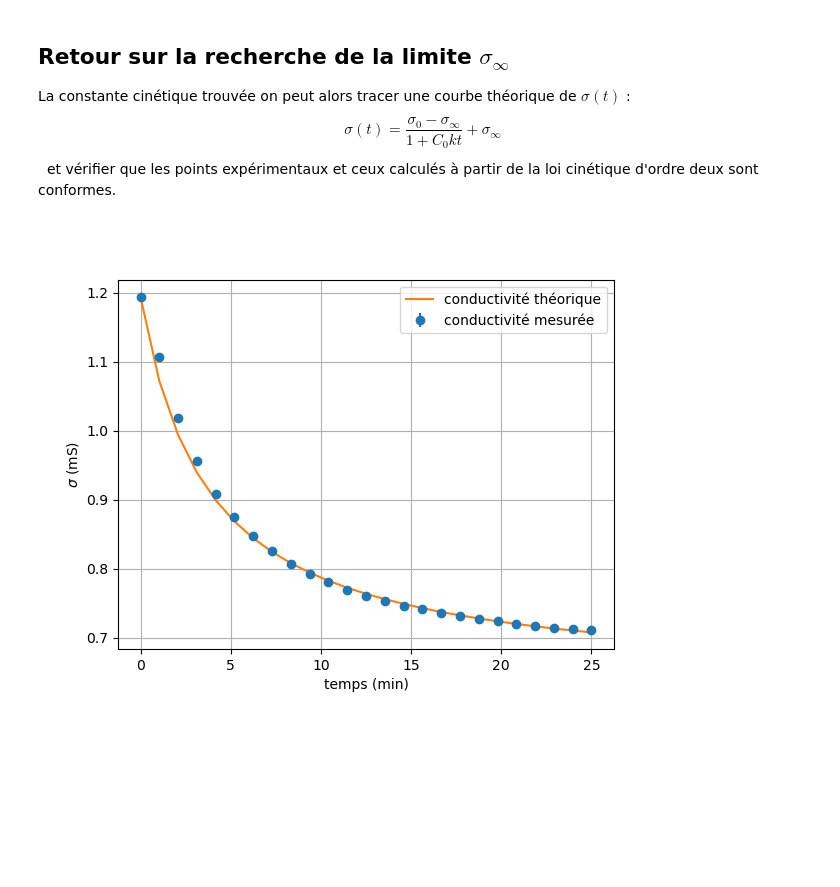
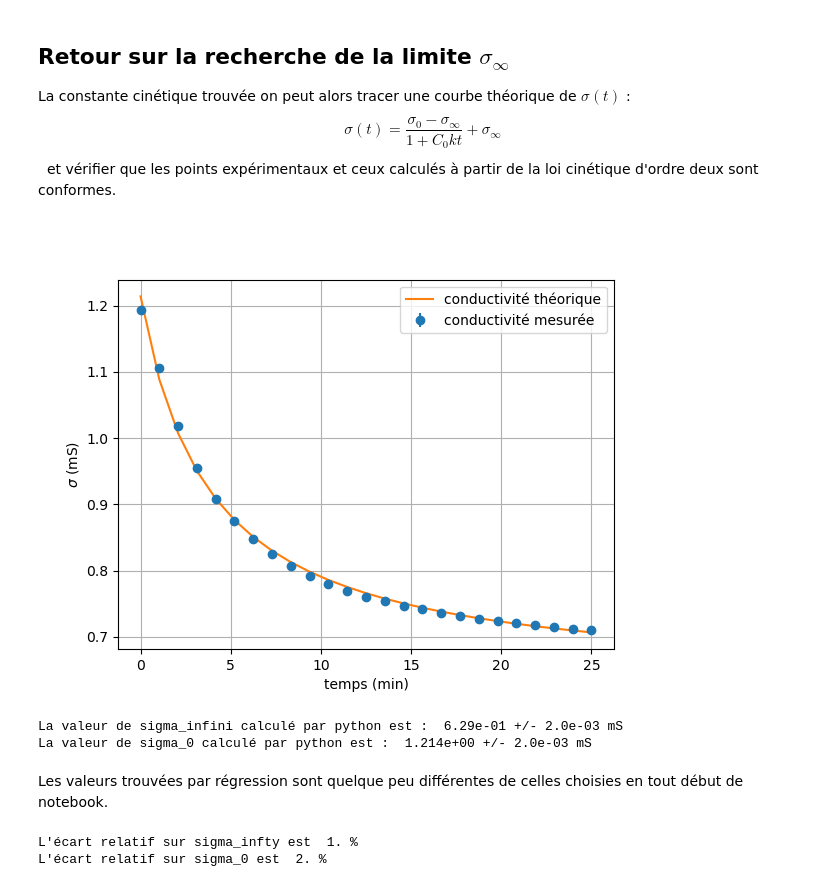
Before and after one commit to CCayssiols/TP17_PT_cinetique_conductimetrie, a Jupyter notebook: TP17_PT_cinetique_conductimetrie.ipynb, the cells around one changed output. Cells and saved outputs as stored; diff of their text form; code cells hidden in the pictures; blank space fills up the shorter version.

```diff
--- a/TP17_PT_cinetique_conductimetrie.ipynb
+++ b/TP17_PT_cinetique_conductimetrie.ipynb
@@ -65,6 +66,8 @@ u_sigma = np.array(len(sigma)*[.001])
 
 # On en déduit la valeur mesurée de $\sigma_0$ et une première version de $\sigma_\infty$
 sigma_0 = 2.387/2
-u_sigma_0 = .005
-sigma_infty = .635 # l'évaluation de cette limite est très subjective et a été faite a posteriori (cf. analyse des résultats)
-u_sigma_infty = .01
+u_sigma_0 = .001
+sigma_infty = 6.35e-1 # l'évaluation de cette limite est très subjective et a été faite a posteriori (cf. analyse des résultats)
+u_sigma_infty = 2e-3
+
+print(sigma_0)
@@ -218,14 +223,49 @@ La constante cinétique trouvée on peut alors tracer une courbe théorique de $
 $$\sigma(t)=\dfrac{\sigma_0-\sigma_\infty}{1+C_0 k t}+\sigma_\infty$$
 &nbsp;</br>
 et vérifier que les points expérimentaux et ceux calculés à partir de la loi cinétique d'ordre deux sont conformes.
+# %%
+C0_s = C0
+k_s = k
+
+def sigma_fit(t,a,b):
+    return a/(1+C0_s*k_s*t) + b
+
+a_store = []
+b_store = []
+for i in range(N):
+    C0_s = C0 + np.random.uniform(-1,1)*u_C0
+    k_s = k+np.random.uniform(-1,1)*u_k
+    z, cov_z = optimize.curve_fit(sigma_fit, temps, sigma)
+    a_store.append(z[0])
+    b_store.append(z[1])
+
+a_moy = np.mean(a_store)
+u_a = np.std(a_store, ddof=1)
+b_moy = np.mean(b_store)
+u_b = np.std(b_store, ddof=1)
+c_moy = np.mean(np.array(a_store)+np.array(b_store))
+u_c = np.std(np.array(a_store)+np.array(b_store), ddof=1)
 # %%
 plt.figure()
 plt.errorbar(temps, sigma, yerr = u_sigma, fmt='o' ,label="conductivité mesurée")
-plt.plot(temps, sigma_infty + (sigma_0-sigma_infty)/(1+C0*k*temps),label="conductivité théorique")
+plt.plot(temps, sigma_fit(temps, a_moy, b_moy),label="conductivité théorique")
 plt.xlabel("temps (min)")
 plt.ylabel(r"$\sigma$ (mS)")
 plt.grid(True)
 plt.legend()
 plt.show()
+
+print("La valeur de sigma_infini calculé par python est : ", format(b_moy,"#.2e"),"+/-", format(u_b, "#.1e"), "mS")
+print("La valeur de sigma_0 calculé par python est : ", format(c_moy,"#.3e"),"+/-", format(u_c, "#.1e"), "mS")
 # %% [output]
-[figure, old version]
+[figure, new version]
+La valeur de sigma_infini calculé par python est :  6.29e-01 +/- 2.0e-03 mS
+La valeur de sigma_0 calculé par python est :  1.214e+00 +/- 2.0e-03 mS
+# %% [markdown]
+Les valeurs trouvées par régression sont quelque peu différentes de celles choisies en tout début de notebook.
+# %%
+print("L'écart relatif sur sigma_infty est ", format(100*np.abs(b_moy-sigma_infty)/sigma_infty, "#.0f"), "%")
+print("L'écart relatif sur sigma_0 est ", format(100*np.abs(c_moy-sigma_0)/sigma_0, "#.0f"), "%")
+# %% [output]
+L'écart relatif sur sigma_infty est  1. %
+L'écart relatif sur sigma_0 est  2. %
```
Also changed, not shown: parts of 7 cells of this notebook.
